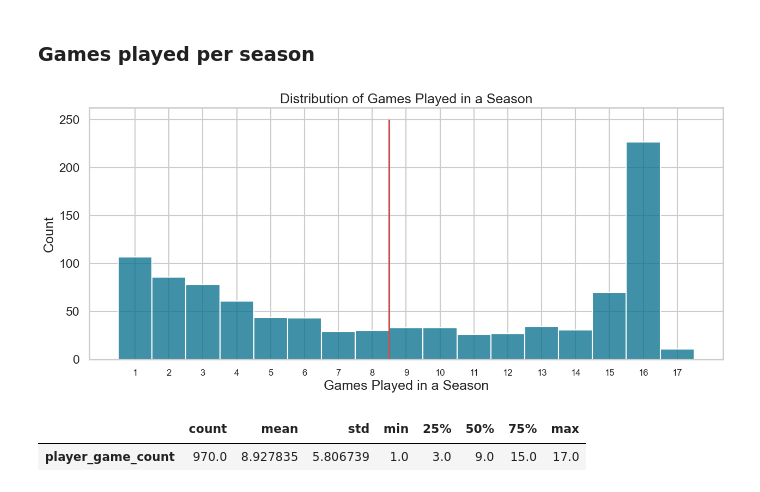
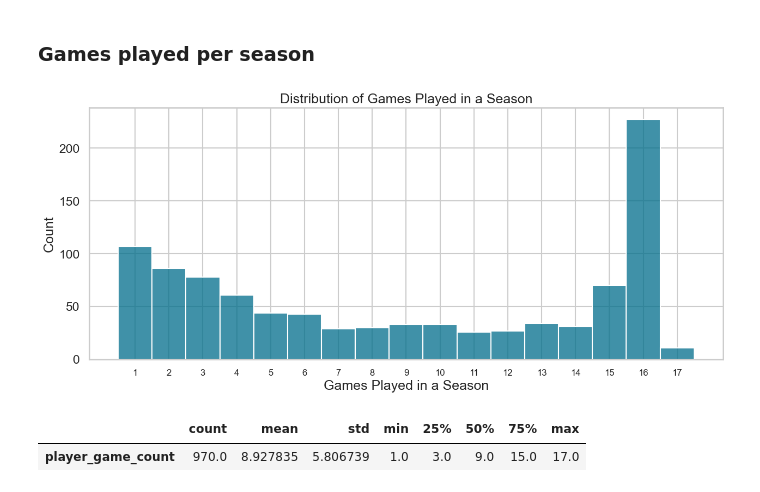
Before and after one commit to heefjones/pass_forward, a Jupyter notebook: feature_analysis.ipynb, the cells around one changed output. Cells and saved outputs as stored; diff of their text form; code cells hidden in the pictures.

```diff
--- a/feature_analysis.ipynb
+++ b/feature_analysis.ipynb
@@ -26,9 +30,6 @@ chart_colors = ['#00c9ff', '#005bff', '#006d8b', '#1f497d', '#000000']
 # %%
 # load the cleaned data
 df = pd.read_csv('./train_data/data.csv').drop(['Unnamed: 0'], axis=1)
-# %%
-# drop rows with null target (players in their final season or 2023 players)
-df = df.dropna(subset=['target'])
 # %%
 # 2022 players (test set)
 players_2022 = df[df['year'] == 2022]
@@ -112,30 +113,24 @@ df[df['exp'] >= 20]
 # %%
 plt.figure(figsize=(15, 6))
 
 # calculate bin edges
 unique_values = np.unique(df['player_game_count'])
 bin_edges = np.linspace(unique_values.min()-0.5, unique_values.max()+0.5, len(unique_values)+1)
 
 # histplot with calculated bin edges
 ax = sns.histplot(df, x='player_game_count', bins=bin_edges, color=chart_colors[2])
 
-# vline to show split between 8 and 9 games (explained at the end of this notebook)
-plt.vlines(x=8.5, ymin=0, ymax=250, linestyles='-', colors='r')
-
 # title and labels
 plt.title('Distribution of Games Played in a Season')
 plt.xlabel('Games Played in a Season')
 
 # set x-ticks at the center of each bin
 ax.set_xticks((bin_edges[:-1] + bin_edges[1:]) / 2)
 
 # x-ticks
-ax.set_xticklabels(labels=unique_values, rotation=0, fontdict={'fontsize': 12})
-
-# save
-plt.savefig('./images/games_played');
+ax.set_xticklabels(labels=unique_values, rotation=0, fontdict={'fontsize': 12});
 # %% [output]
-[figure, old version]
+[figure, new version]
 # %%
 df[['player_game_count']].describe().T
 # %% [output]
```
Also changed, not shown: parts of 8 cells of this notebook, 10 other files.
